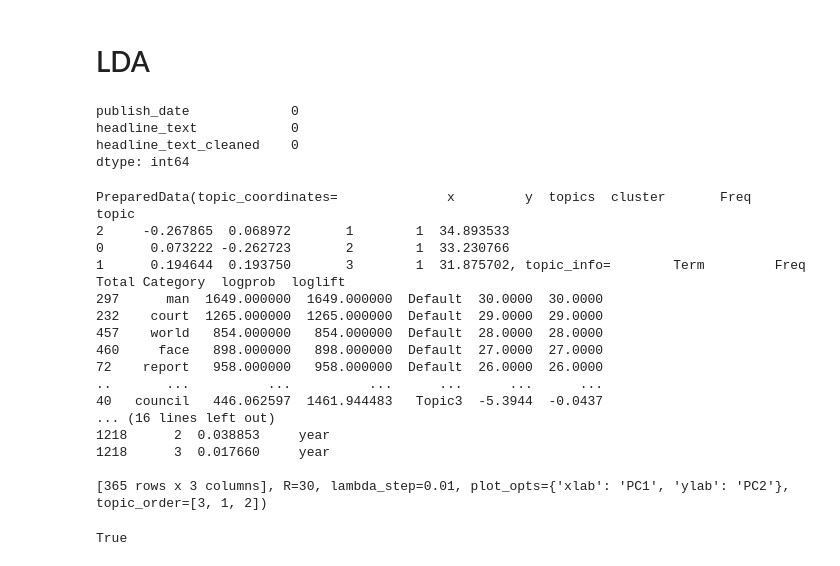
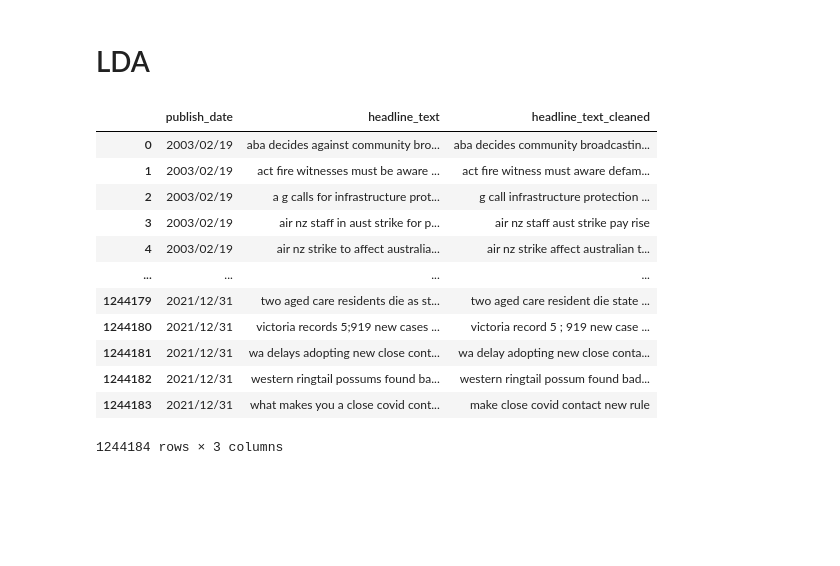
Before and after one commit to EdCiN/Text_Mining_Projet, a Jupyter notebook: p4.ipynb, the cells around one changed output. Cells and saved outputs as stored; diff of their text form; code cells hidden in the pictures; blank space fills up the shorter version.

```diff
--- a/p4.ipynb
+++ b/p4.ipynb
@@ -239,13 +279,19 @@ evolution_mot('iraq', data)
 import pandas as pd
 
 data=pd.read_csv("abcnews-date-text_cleaned.csv")
-# %%
-# Supprimer les lignes avec des valeurs manquantes
-data.dropna(subset=['headline_text_cleaned'], inplace=True)
 # %%
-data.isna().sum()
+data
 # %% [output]
+|  | publish_date | headline_text | headline_text_cleaned |
+| 0 | 2003/02/19 | aba decides against community bro... | aba decides community broadcastin... |
+| 1 | 2003/02/19 | act fire witnesses must be aware ... | act fire witness must aware defam... |
+| 2 | 2003/02/19 | a g calls for infrastructure prot... | g call infrastructure protection ... |
+| 3 | 2003/02/19 | air nz staff in aust strike for p... | air nz staff aust strike pay rise |
+| 4 | 2003/02/19 | air nz strike to affect australia... | air nz strike affect australian t... |
+| ... | ... | ... | ... |
+| 1244179 | 2021/12/31 | two aged care residents die as st... | two aged care resident die state ... |
+| 1244180 | 2021/12/31 | victoria records 5;919 new cases ... | victoria record 5 ; 919 new case ... |
+| 1244181 | 2021/12/31 | wa delays adopting new close cont... | wa delay adopting new close conta... |
+| 1244182 | 2021/12/31 | western ringtail possums found ba... | western ringtail possum found bad... |
+| 1244183 | 2021/12/31 | what makes you a close covid cont... | make close covid contact new rule |
-publish_date             0
-headline_text            0
-headline_text_cleaned    0
-dtype: int64
+1244184 rows × 3 columns
@@ -287,20 +297,0 @@ def generate_lda_visualization(year, n_topics):
-# %%
-generate_lda_visualization(2003,3)
-# %% [output]
-PreparedData(topic_coordinates=              x         y  topics  cluster       Freq
-topic
-2     -0.267865  0.068972       1        1  34.893533
-0      0.073222 -0.262723       2        1  33.230766
-1      0.194644  0.193750       3        1  31.875702, topic_info=        Term         Freq        Total Category  logprob  loglift
-297      man  1649.000000  1649.000000  Default  30.0000  30.0000
-232    court  1265.000000  1265.000000  Default  29.0000  29.0000
-457    world   854.000000   854.000000  Default  28.0000  28.0000
-460     face   898.000000   898.000000  Default  27.0000  27.0000
-72    report   958.000000   958.000000  Default  26.0000  26.0000
-..       ...          ...          ...      ...      ...      ...
-40   council   446.062597  1461.944483   Topic3  -5.3944  -0.0437
-... (16 lines left out)
-1218      2  0.038853     year
-1218      3  0.017660     year
-
-[365 rows x 3 columns], R=30, lambda_step=0.01, plot_opts={'xlab': 'PC1', 'ylab': 'PC2'}, topic_order=[3, 1, 2])
@@ -310,8 +297,0 @@ for i in range(2003,2021,1):
-# %%
-# Importation du module webbrowser
-import webbrowser
-
-# Ouverture du fichier HTML LDA de 2003
-webbrowser.open('LDAVisualization2003.html')
-# %% [output]
-True
```
Also changed, not shown: parts of 42 cells of this notebook.
